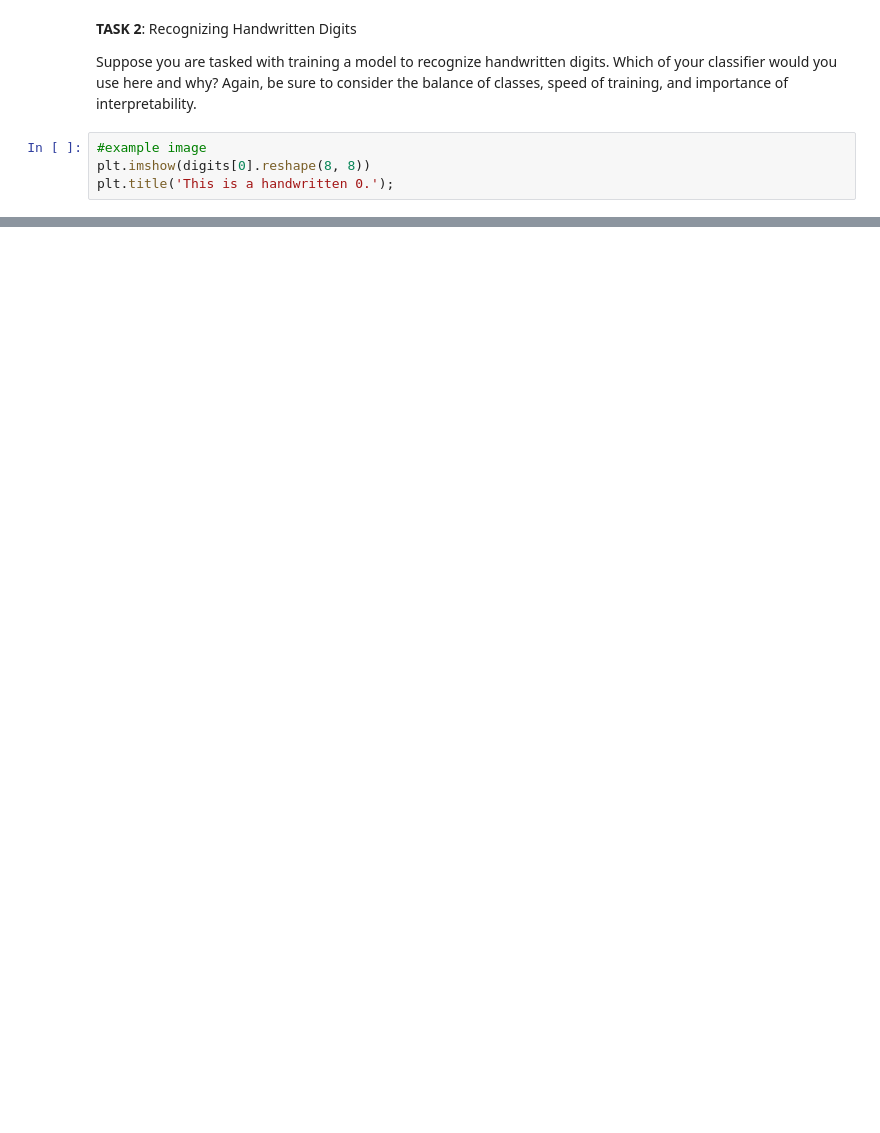
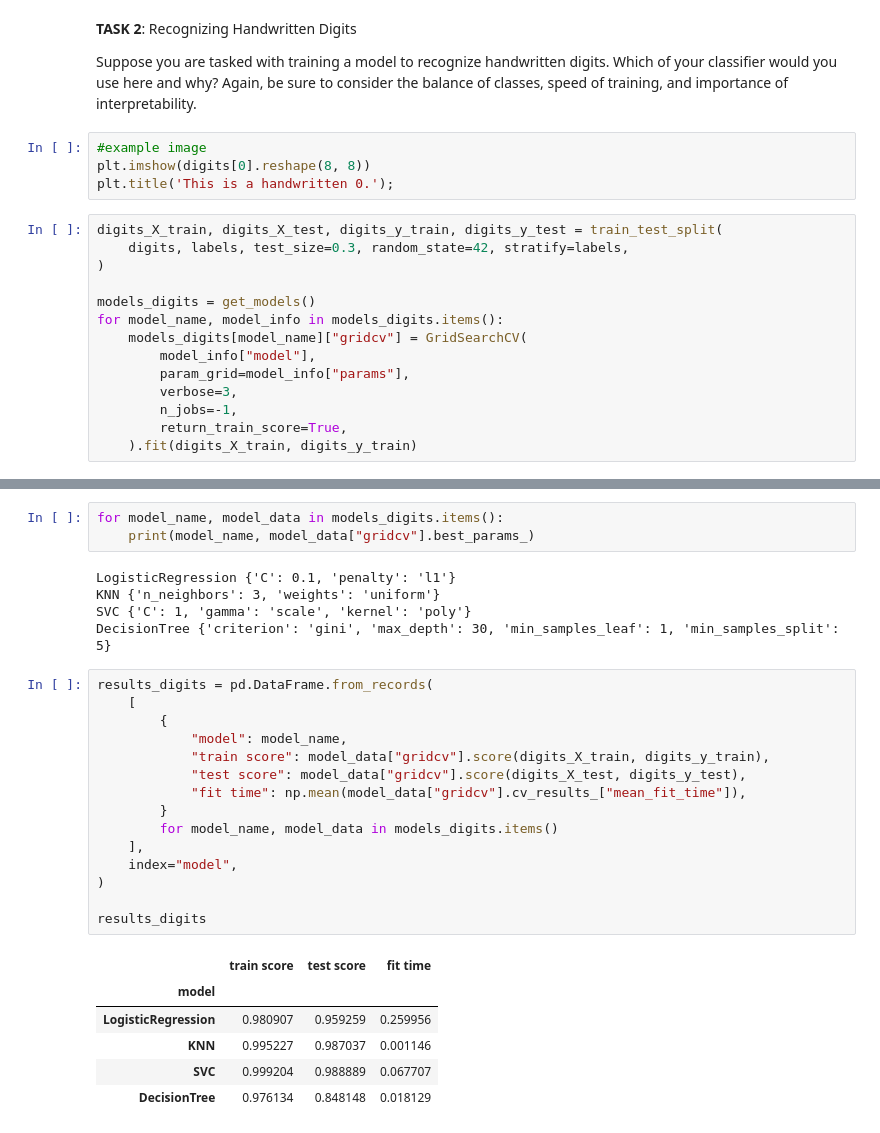
Before and after one commit to hpmartins/mlai-ucb-codes, a Jupyter notebook: course_activities/16/try_it_16.1.ipynb, the cells around one changed output, grey strips where cells are left out. Saved outputs shown, nothing was run; the diff lists cells and outputs as text; blank space fills up the shorter version.

```diff
--- a/course_activities/16/try_it_16.1.ipynb
+++ b/course_activities/16/try_it_16.1.ipynb
@@ -199,3 +154,17 @@ Suppose you are tasked with training a model to recognize handwritten digits.  W
 #example image
 plt.imshow(digits[0].reshape(8, 8))
 plt.title('This is a handwritten 0.');
+# %%
+digits_X_train, digits_X_test, digits_y_train, digits_y_test = train_test_split(
+    digits, labels, test_size=0.3, random_state=42, stratify=labels,
+)
+
+models_digits = get_models()
+for model_name, model_info in models_digits.items():
+    models_digits[model_name]["gridcv"] = GridSearchCV(
+        model_info["model"],
+        param_grid=model_info["params"],
+        verbose=3,
+        n_jobs=-1,
+        return_train_score=True,
+    ).fit(digits_X_train, digits_y_train)
@@ -201,0 +189,30 @@ plt.title('This is a handwritten 0.');
+# %%
+for model_name, model_data in models_digits.items():
+    print(model_name, model_data["gridcv"].best_params_)
+# %% [output]
+LogisticRegression {'C': 0.1, 'penalty': 'l1'}
+KNN {'n_neighbors': 3, 'weights': 'uniform'}
+SVC {'C': 1, 'gamma': 'scale', 'kernel': 'poly'}
+DecisionTree {'criterion': 'gini', 'max_depth': 30, 'min_samples_leaf': 1, 'min_samples_split': 5}
+# %%
+results_digits = pd.DataFrame.from_records(
+    [
+        {
+            "model": model_name,
+            "train score": model_data["gridcv"].score(digits_X_train, digits_y_train),
+            "test score": model_data["gridcv"].score(digits_X_test, digits_y_test),
+            "fit time": np.mean(model_data["gridcv"].cv_results_["mean_fit_time"]),
+        }
+        for model_name, model_data in models_digits.items()
+    ],
+    index="model",
+)
+
+results_digits
+# %% [output]
+|  | train score | test score | fit time |
+| model |  |  |  |
+| LogisticRegression | 0.980907 | 0.959259 | 0.259956 |
+| KNN | 0.995227 | 0.987037 | 0.001146 |
+| SVC | 0.999204 | 0.988889 | 0.067707 |
+| DecisionTree | 0.976134 | 0.848148 | 0.018129 |
```
Also changed, not shown: parts of 13 cells of this notebook.
